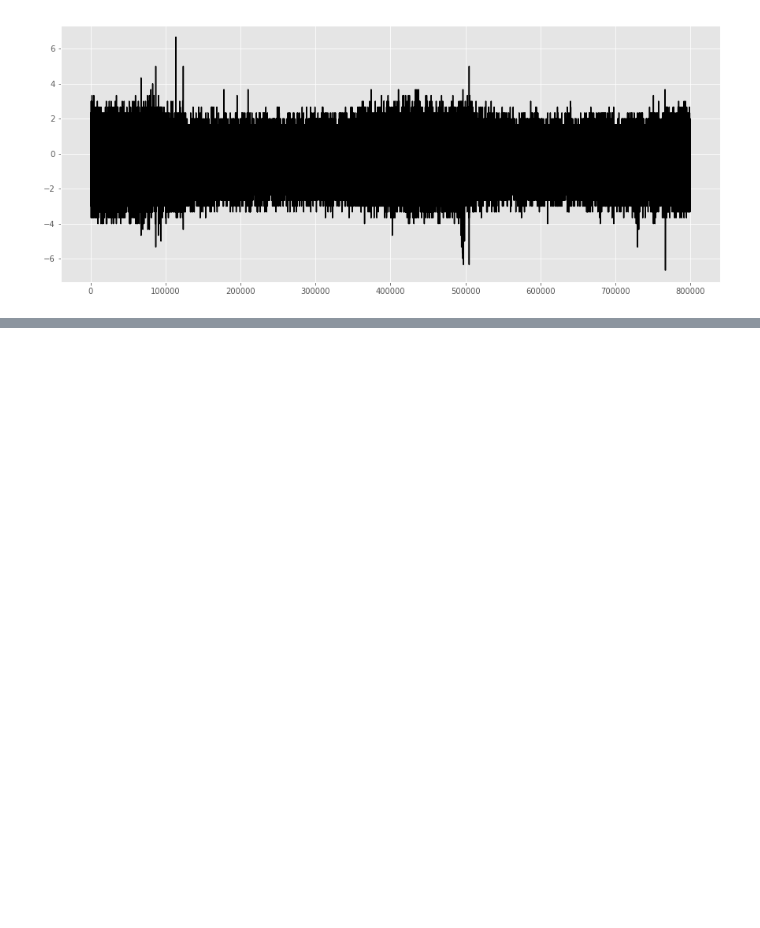
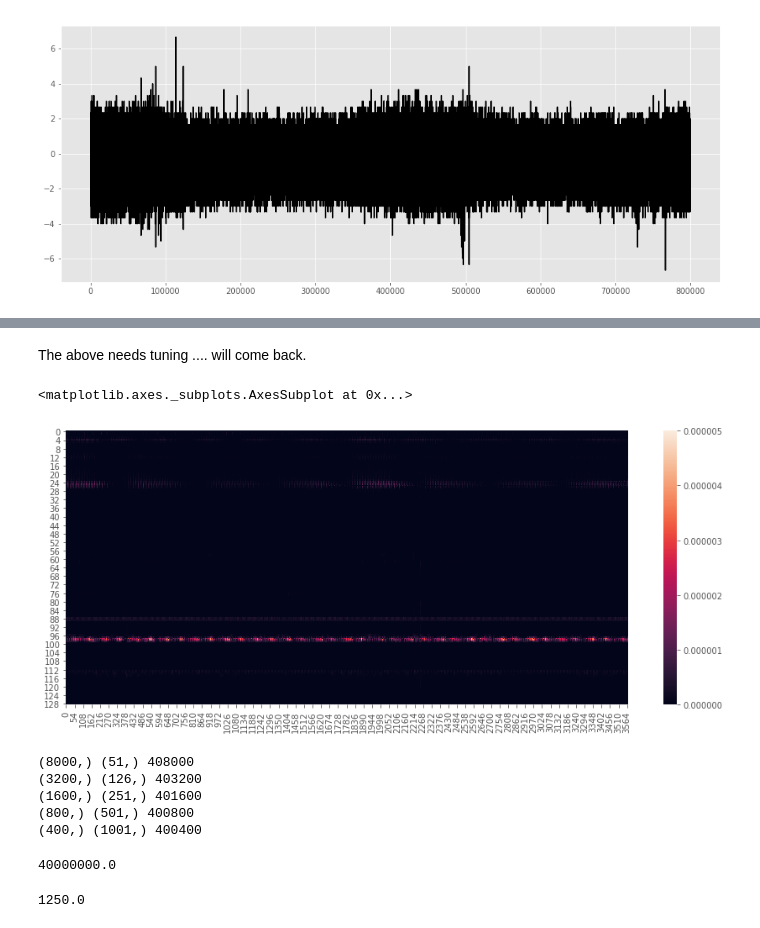
Before and after one commit to gokul-krishna/VSBPowerLineFaultDetection, a Jupyter notebook: SequenceComponents.ipynb, the cells around one changed output, grey strips where cells are left out. Saved outputs shown, nothing was run; the diff lists cells and outputs as text; code cells hidden in the pictures; blank space fills up the shorter version.

```diff
--- a/SequenceComponents.ipynb
+++ b/SequenceComponents.ipynb
@@ -236,0 +283,23 @@ plt.plot(zero, c='k')
+# %% [markdown]
+The above needs tuning .... will come back.
+# %%
+f, t, Sxx = signal.spectrogram(x=zero, fs=SAMPLING_RATE,
+                               window='hamming')
+sns.heatmap(Sxx)
+# %% [output]
+<matplotlib.axes._subplots.AxesSubplot at 0x...>
+[figure, added]
+# %%
+for i in [100, 250, 500, 1000, 2000]:
+    f, t, Sxx = signal.spectrogram(x=zero, fs=SAMPLING_RATE, nperseg=i)
+    print(t.shape, f.shape, t.shape[0] * f.shape[0])
+# %% [output]
+(8000,) (51,) 408000
+(3200,) (126,) 403200
+(1600,) (251,) 401600
+(800,) (501,) 400800
+(400,) (1001,) 400400
+# %%
+SAMPLING_RATE
+# %% [output]
+40000000.0
@@ -236,0 +313,4 @@ plt.plot(zero, c='k')
+# %%
+get_freq_res(32000)
+# %% [output]
+1250.0
```
Also changed, not shown: parts of 27 cells of this notebook.
